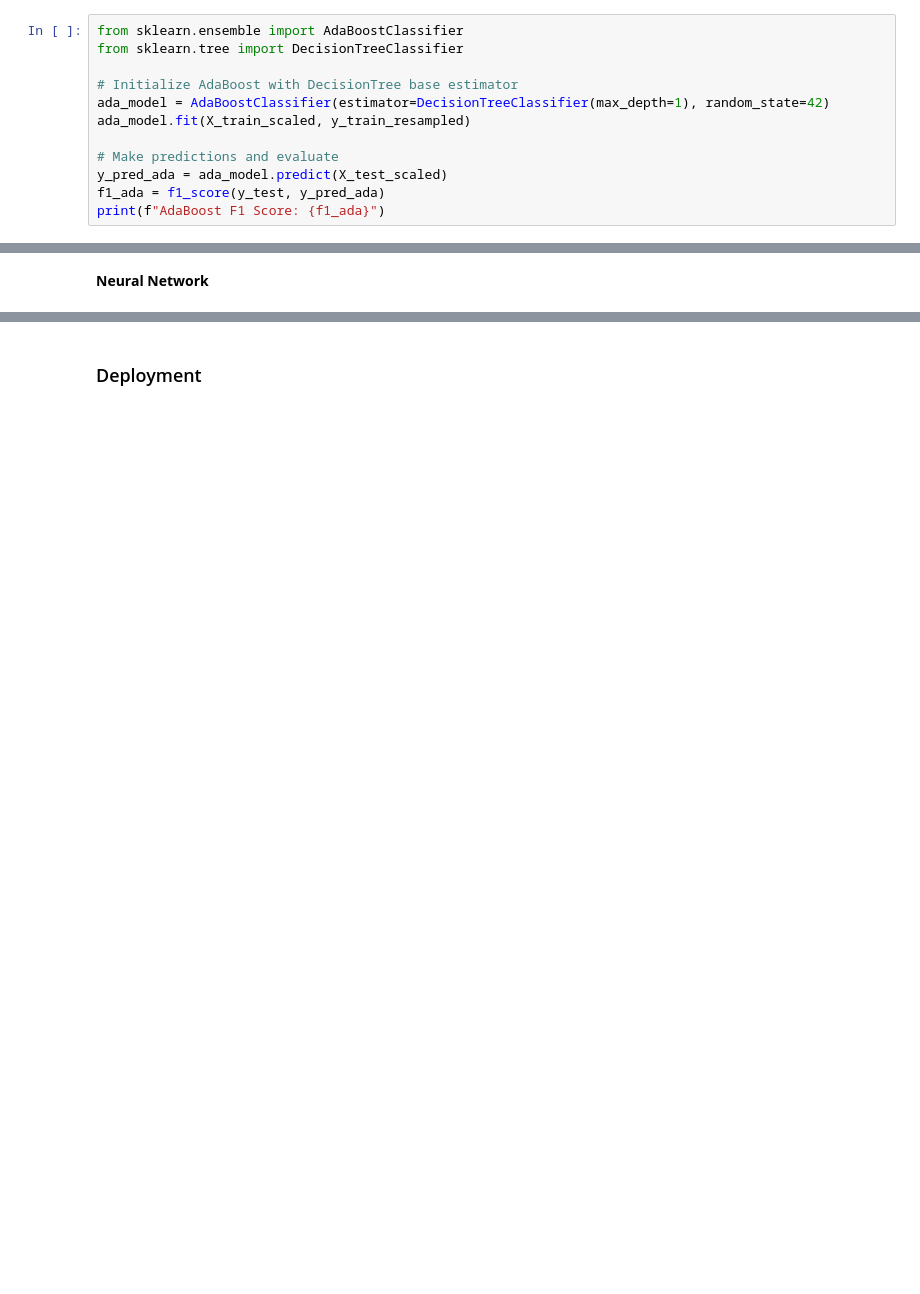
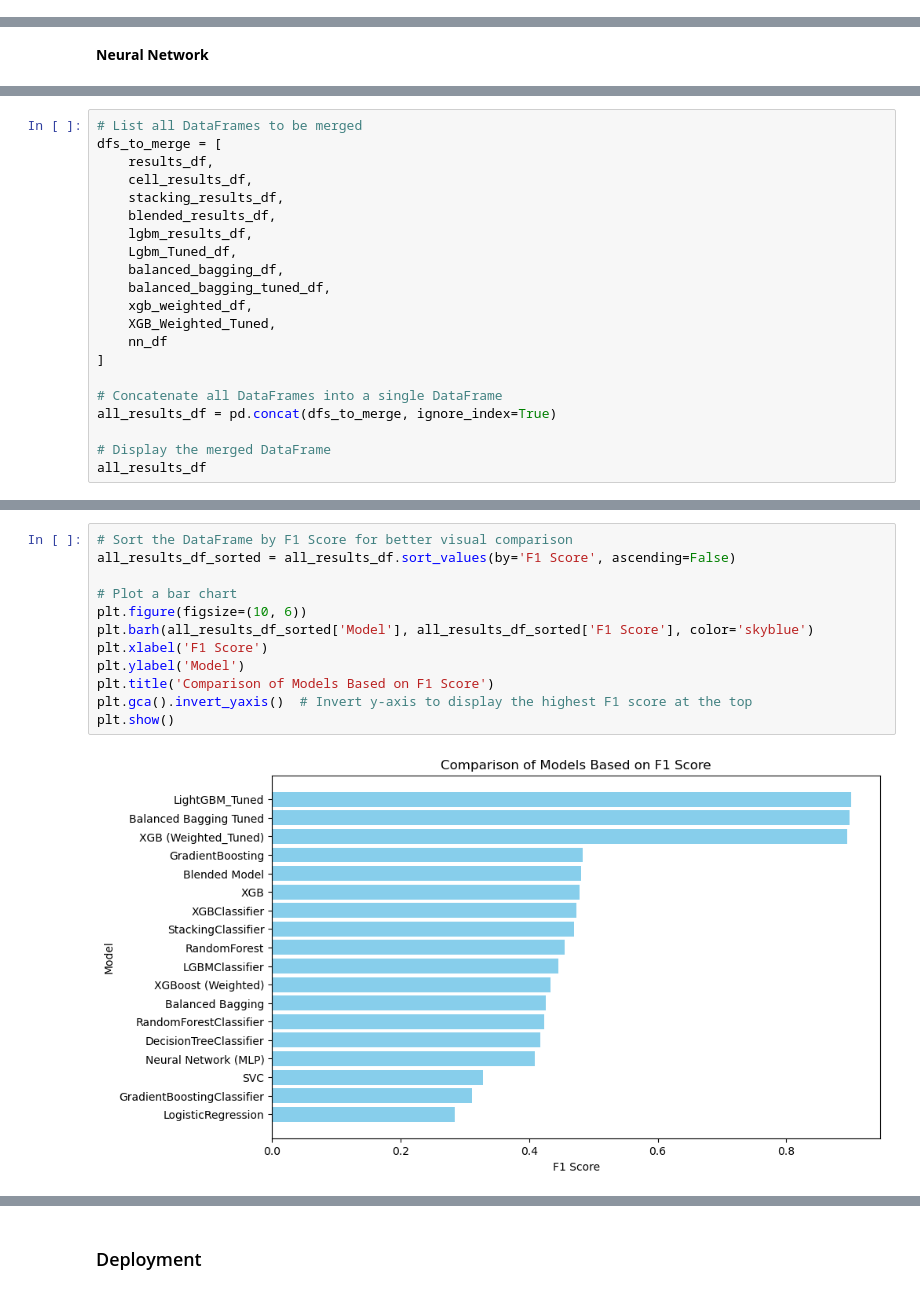
Before and after one commit to bedankibunja/HR-ANALYTICS-Predicting-Employee-Promotions, a Jupyter notebook: Notebook.ipynb, the cells around one changed output, grey strips where cells are left out. Drawn from its saved outputs; the diff is of its cells as text; blank space fills up the shorter version.

```diff
--- a/Notebook.ipynb
+++ b/Notebook.ipynb
@@ -1555,12 +1601,0 @@ LightGBM F1 Score: 0.43909774436090226
-# %%
-from sklearn.ensemble import AdaBoostClassifier
-from sklearn.tree import DecisionTreeClassifier
-
-# Initialize AdaBoost with DecisionTree base estimator
-ada_model = AdaBoostClassifier(estimator=DecisionTreeClassifier(max_depth=1), random_state=42)
-ada_model.fit(X_train_scaled, y_train_resampled)
-
-# Make predictions and evaluate
-y_pred_ada = ada_model.predict(X_test_scaled)
-f1_ada = f1_score(y_test, y_pred_ada)
-print(f"AdaBoost F1 Score: {f1_ada}")
@@ -1612,0 +2039,21 @@ Neural Network F1 Score: 0.4121212121212121
+# %%
+# List all DataFrames to be merged
+dfs_to_merge = [
+    results_df,
+    cell_results_df,
+    stacking_results_df,
+    blended_results_df,
+    lgbm_results_df,
+    Lgbm_Tuned_df,
+    balanced_bagging_df,
+    balanced_bagging_tuned_df,
+    xgb_weighted_df,
+    XGB_Weighted_Tuned,
+    nn_df
+]
+
+# Concatenate all DataFrames into a single DataFrame
+all_results_df = pd.concat(dfs_to_merge, ignore_index=True)
+
+# Display the merged DataFrame
+all_results_df
@@ -1612,0 +2078,14 @@ Neural Network F1 Score: 0.4121212121212121
+# %%
+# Sort the DataFrame by F1 Score for better visual comparison
+all_results_df_sorted = all_results_df.sort_values(by='F1 Score', ascending=False)
+
+# Plot a bar chart
+plt.figure(figsize=(10, 6))
+plt.barh(all_results_df_sorted['Model'], all_results_df_sorted['F1 Score'], color='skyblue')
+plt.xlabel('F1 Score')
+plt.ylabel('Model')
+plt.title('Comparison of Models Based on F1 Score')
+plt.gca().invert_yaxis()  # Invert y-axis to display the highest F1 score at the top
+plt.show()
+# %% [output]
+[figure, added]
```
Also changed, not shown: parts of 44 cells of this notebook.
